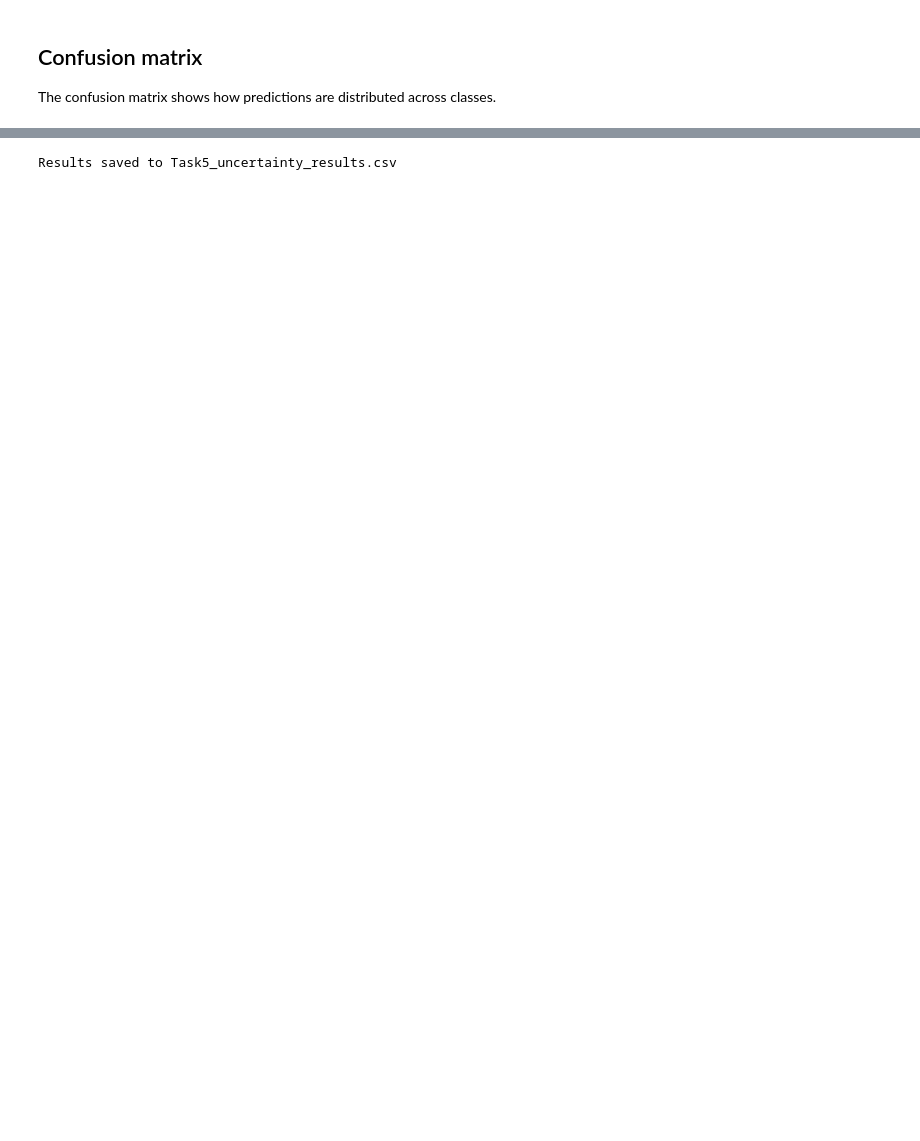
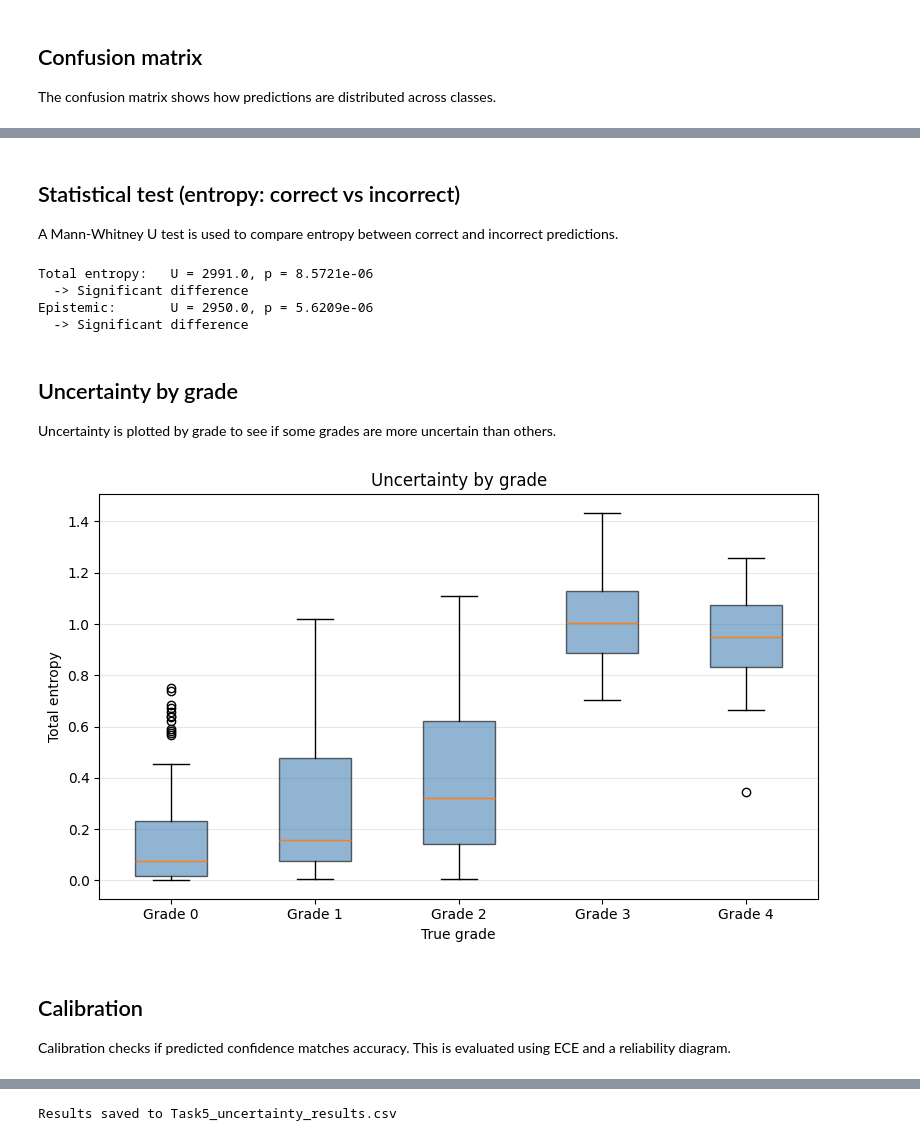
Before and after one commit to thuitema0/MPHY0050, a Jupyter notebook: Task5.ipynb, the cells around one changed output, grey strips where cells are left out. Saved outputs shown, nothing was run; the diff lists cells and outputs as text; code cells hidden in the pictures; blank space fills up the shorter version.

```diff
--- a/Task5.ipynb
+++ b/Task5.ipynb
@@ -389,0 +477,36 @@ plt.show()
+# %% [markdown]
+## Statistical test (entropy: correct vs incorrect)
+A Mann-Whitney U test is used to compare entropy between correct and incorrect predictions.
+# %%
+u_stat, p_val = mannwhitneyu(correct_df['entropy'], incorrect_df['entropy'], alternative='two-sided')
+print(f'Total entropy:   U = {u_stat:.1f}, p = {p_val:.4e}')
+print('  ->', 'Significant difference' if p_val < 0.05 else 'No significant difference')
+
+u_stat_e, p_val_e = mannwhitneyu(correct_df['epistemic'], incorrect_df['epistemic'], alternative='two-sided')
+print(f'Epistemic:       U = {u_stat_e:.1f}, p = {p_val_e:.4e}')
+print('  ->', 'Significant difference' if p_val_e < 0.05 else 'No significant difference')
+# %% [output]
+Total entropy:   U = 2991.0, p = 8.5721e-06
+  -> Significant difference
+Epistemic:       U = 2950.0, p = 5.6209e-06
+  -> Significant difference
+# %% [markdown]
+## Uncertainty by grade
+Uncertainty is plotted by grade to see if some grades are more uncertain than others.
+# %%
+fig, ax = plt.subplots(figsize=(8, 5))
+ax.boxplot(
+    [results_df[results_df['true_label'] == g]['entropy'].values for g in range(5)],
+    patch_artist=True, boxprops=dict(facecolor='steelblue', alpha=0.6))
+ax.set_xticklabels([f'Grade {g}' for g in range(5)])
+ax.set_xlabel('True grade')
+ax.set_ylabel('Total entropy')
+ax.set_title('Uncertainty by grade')
+ax.grid(axis='y', alpha=0.3)
+plt.tight_layout()
+plt.show()
+# %% [output]
+[figure, added]
+# %% [markdown]
+## Calibration
+Calibration checks if predicted confidence matches accuracy. This is evaluated using ECE and a reliability diagram.
```
Also changed, not shown: parts of 21 cells of this notebook.
